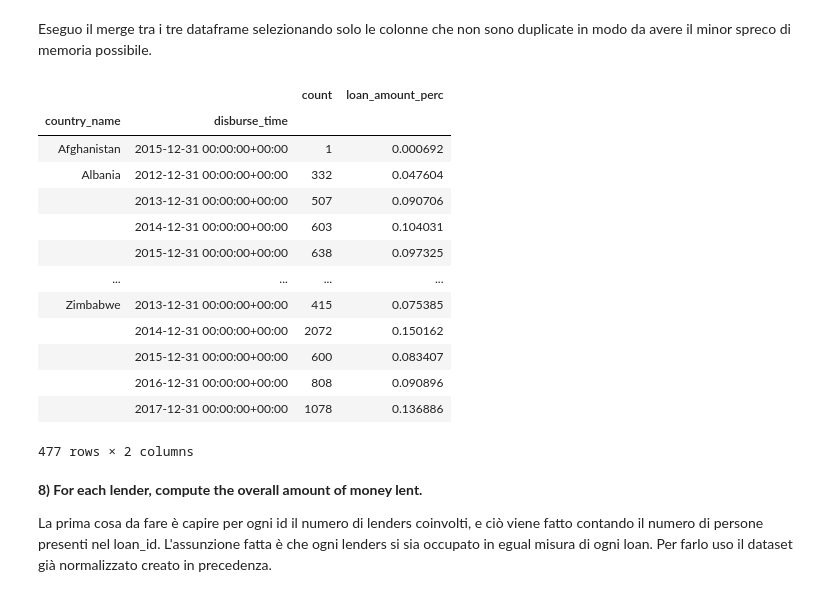
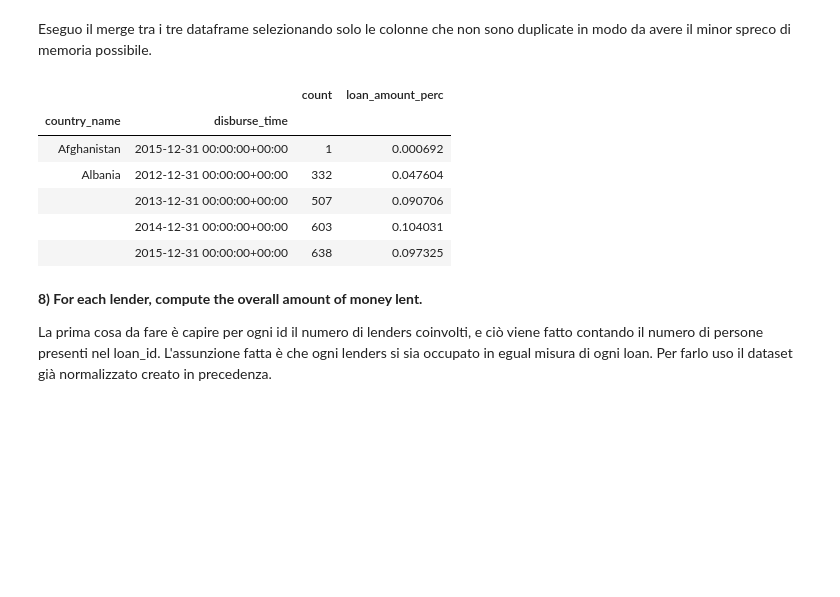
Before and after one commit to Chri1629/cs_project, a Jupyter notebook: esame_chri.ipynb, the cells around one changed output. Cells and saved outputs as stored; diff of their text form; code cells hidden in the pictures; blank space fills up the shorter version.

```diff
--- a/esame_chri.ipynb
+++ b/esame_chri.ipynb
@@ -190,22 +194,15 @@ country_statistics_by_year = country_statistics_by_year.loc[:, ~country_statisti
 country_statistics_by_year = country_statistics_by_year.drop("loan_amount", axis = 1)
 # %%
 #Decommentare questa riga per stampare i risultati.
-country_statistics_by_year
+country_statistics_by_year.head()
 # %% [output]
 |  |  | count | loan_amount_perc |
 | country_name | disburse_time |  |  |
 | Afghanistan | 2015-12-31 00:00:00+00:00 | 1 | 0.000692 |
 | Albania | 2012-12-31 00:00:00+00:00 | 332 | 0.047604 |
 |  | 2013-12-31 00:00:00+00:00 | 507 | 0.090706 |
 |  | 2014-12-31 00:00:00+00:00 | 603 | 0.104031 |
 |  | 2015-12-31 00:00:00+00:00 | 638 | 0.097325 |
-| ... | ... | ... | ... |
-| Zimbabwe | 2013-12-31 00:00:00+00:00 | 415 | 0.075385 |
-|  | 2014-12-31 00:00:00+00:00 | 2072 | 0.150162 |
-|  | 2015-12-31 00:00:00+00:00 | 600 | 0.083407 |
-|  | 2016-12-31 00:00:00+00:00 | 808 | 0.090896 |
-|  | 2017-12-31 00:00:00+00:00 | 1078 | 0.136886 |
-477 rows × 2 columns
 # %% [markdown]
 **8) For each lender, compute the overall amount of money lent.**
 
```
Also changed, not shown: parts of 6 cells of this notebook.
